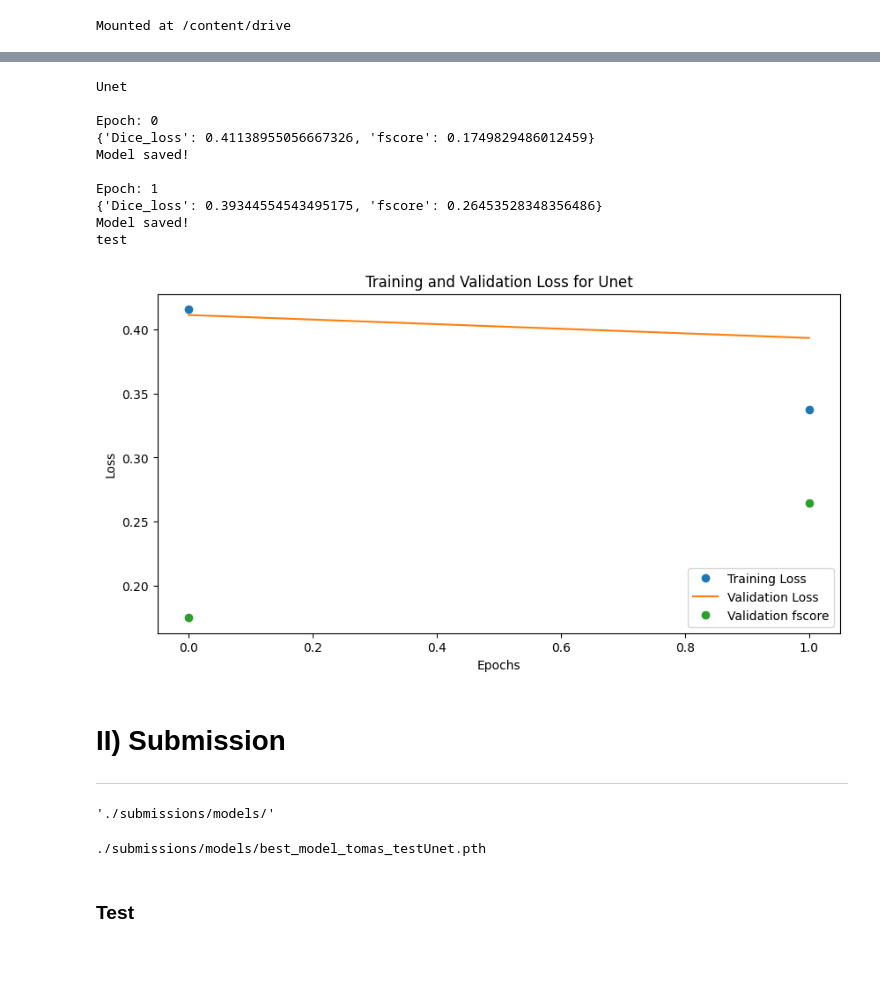
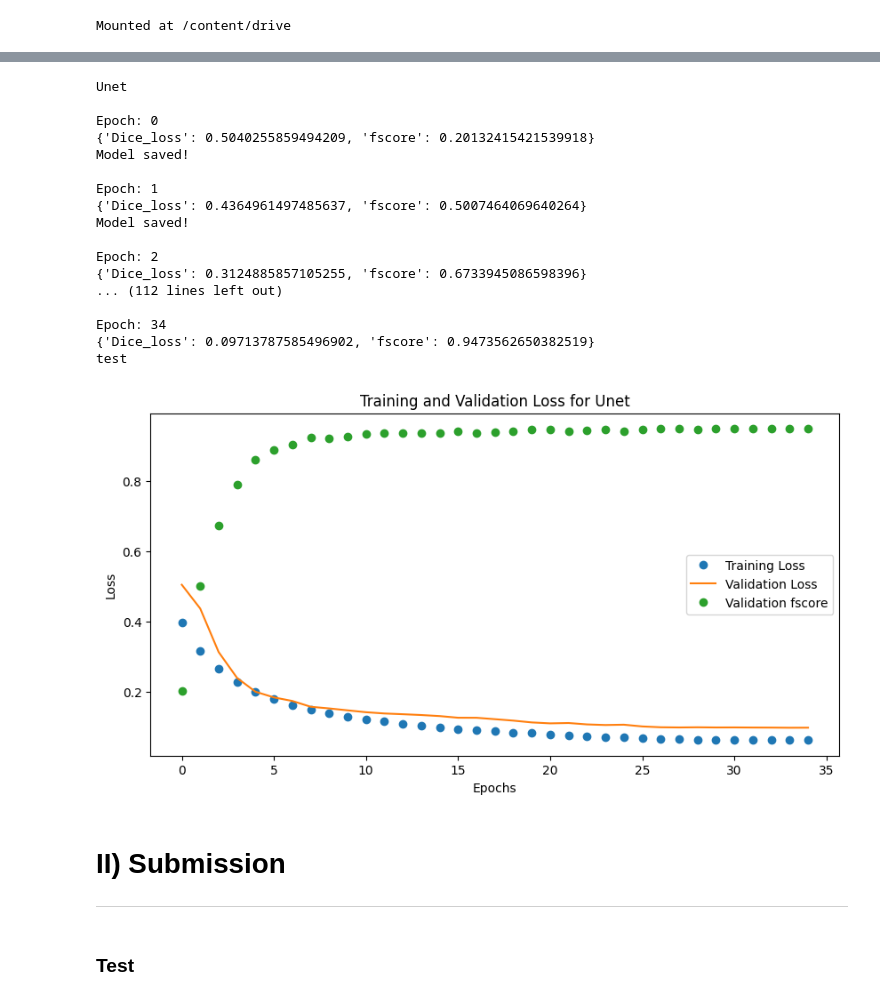
Before and after one commit to TomasVDDC/road-segmentation, a Jupyter notebook: runTomas.ipynb, the cells around one changed output, grey strips where cells are left out. Saved outputs shown, nothing was run; the diff lists cells and outputs as text; code cells hidden in the pictures; blank space fills up the shorter version.

```diff
--- a/runTomas.ipynb
+++ b/runTomas.ipynb
@@ -4,10 +4,10 @@ drive.mount('/content/drive',force_remount=True)
 # %% [output]
 Mounted at /content/drive
 # %%
-victor = True
-tomas = False
+victor = False
+tomas = True
 if tomas:
-  path_to_your_folder =  "/content/drive/MyDrive/ML_google_colab/Project 2/ml-project-2-roadmen-bruv" #edit with your own path
+  path_to_your_folder =  "/content/drive/MyDrive/ML_google_colab/Project 2/ml-project-2-roadmen-bruv"
 if victor:
   path_to_your_folder = "/content/drive/MyDrive/EPFL/MachineLearningMA3/ml-project-2-roadmen-bruv"
 %cd $path_to_your_folder
@@ -22,7 +22,7 @@ PARAMS = {
   'MODELS' : ["Unet"], # Available : "Unet","DeepLabV3","FPN",
   'ENCODER' : 'resnet34',
   'ENCODER_WEIGHTS' : 'imagenet',
-  'NB_EPOCHS' : 2,
+  'NB_EPOCHS' : 35,
   'ACTIVATION' : 'sigmoid', # could be None for logits or 'softmax2d' for multiclass segmentation,
   'DATA_AUGMENTATION' : False, #choose whether the data is augmented to 900 images or use original dataset of 100 images,
   'CLASSES' : ['road'],
@@ -384,54 +381,54 @@ for model,model_name in models:
       # do something (save model, change lr, etc.)
       if max_score < valid_logs['fscore']:
           max_score = valid_logs['fscore']
-          torch.save(model, model_weights_folder + 'best_model_tomas_test{}.pth'.format(model_name))
+          torch.save(model, model_weights_folder + 'best_model_{}.pth'.format(model_name))
           print('Model saved!')
 
       if i == 25:
           optimizer.param_groups[0]['lr'] = 1e-5
           print('Decrease decoder learning rate to 1e-5!')
   epochs = range(0,len(train_loss_array))
 
   save_results(PARAMS,train_loss_array,validation_loss_array,validation_fscore_array)
 
 
   plt.figure(figsize=(10, 5))
   plt.plot(epochs, train_loss_array,"o", label='Training Loss')
   plt.plot(epochs, validation_loss_array,  label='Validation Loss')
   plt.plot(epochs, validation_fscore_array, "o" ,  label='Validation fscore')
   plt.title('Training and Validation Loss for {}'.format(model_name))
   plt.xlabel('Epochs')
   plt.ylabel('Loss')
   plt.legend()
 # %% [output]
 Unet
 
 Epoch: 0
-{'Dice_loss': 0.41138955056667326, 'fscore': 0.1749829486012459}
+{'Dice_loss': 0.5040255859494209, 'fscore': 0.20132415421539918}
 Model saved!
 
 Epoch: 1
-{'Dice_loss': 0.39344554543495175, 'fscore': 0.26453528348356486}
+{'Dice_loss': 0.4364961497485637, 'fscore': 0.5007464069640264}
 Model saved!
+
+Epoch: 2
+{'Dice_loss': 0.3124885857105255, 'fscore': 0.6733945086598396}
+... (112 lines left out)
+
+Epoch: 34
+{'Dice_loss': 0.09713787585496902, 'fscore': 0.9473562650382519}
 test
-[figure, old version]
+[figure, new version]
 # %% [markdown]
 # II) Submission
 
 ---
-# %%
-model_weights_folder
-# %% [output]
-'./submissions/models/'
 # %%
 MODEL_NAME = "Unet"
-MODEL_PATH = model_weights_folder + f'best_model_tomas_test{MODEL_NAME}.pth'
-print(MODEL_PATH)
+MODEL_PATH = model_weights_folder + f'best_model_{MODEL_NAME}.pth'
 DEVICE ='cuda'
 
 test_model = torch.load(MODEL_PATH)
-# %% [output]
-./submissions/models/best_model_tomas_testUnet.pth
 # %% [markdown]
 ### Test
 # %%
```
Also changed, not shown: parts of 6 cells of this notebook.
